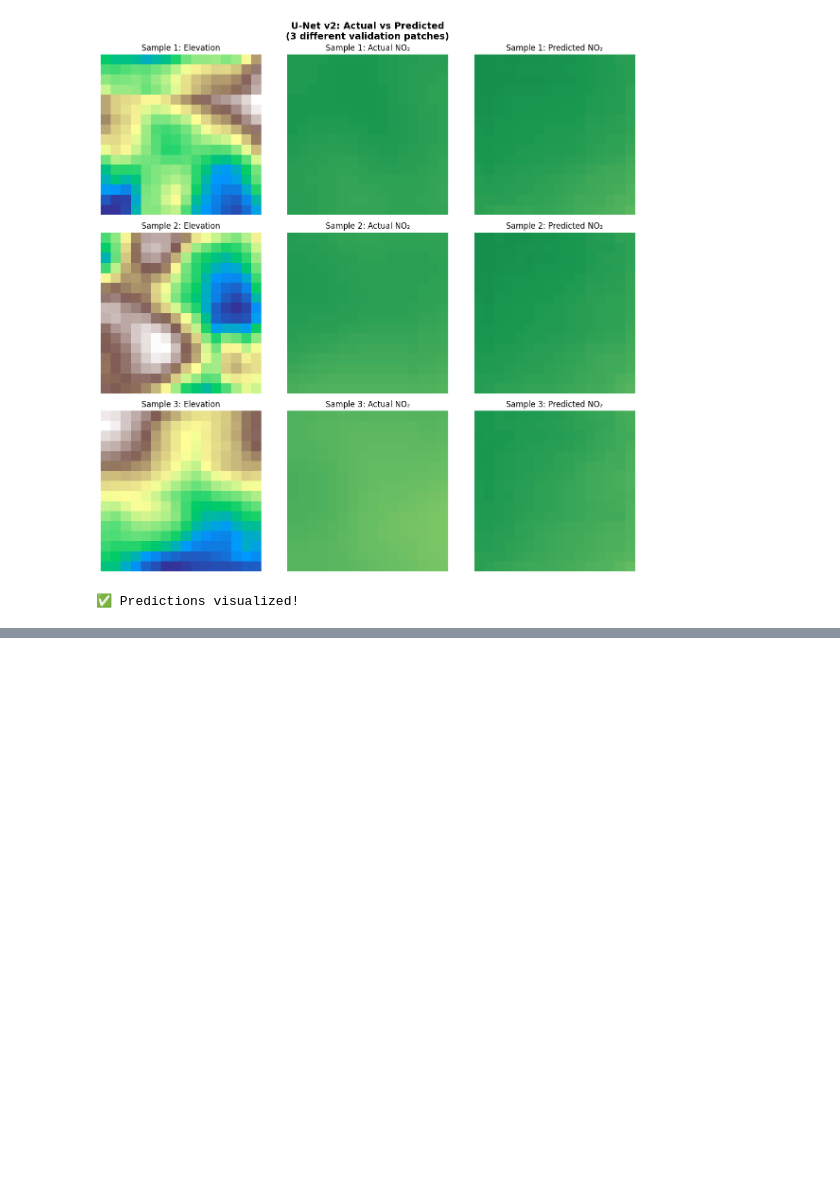
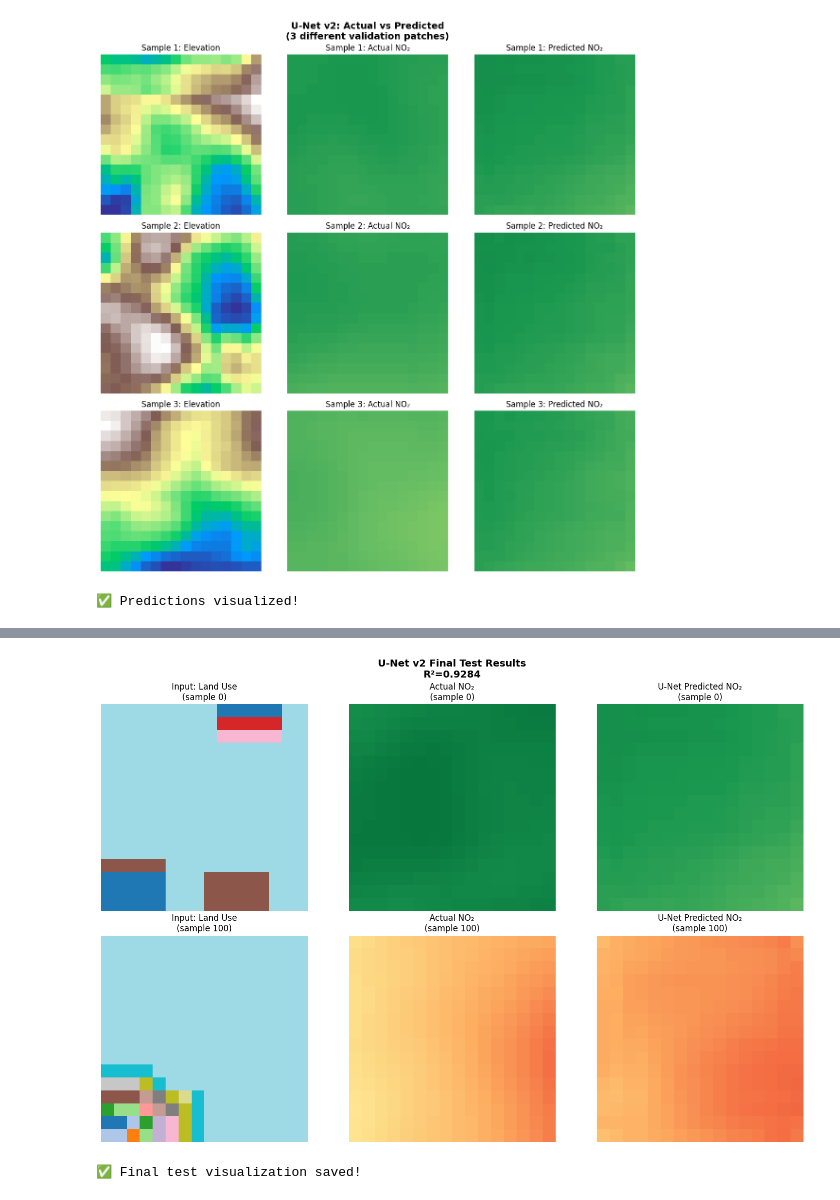
Before and after one commit to sneha-trivedii/Downscaling-of-satellite-based-air-quality-map, a Jupyter notebook: notebooks/05_unet_model.ipynb, the cells around one changed output, grey strips where cells are left out. Drawn from its saved outputs; the diff is of its cells as text; code cells hidden in the pictures; blank space fills up the shorter version.

Commit message:
Final evaluation complete - U-Net v2 R2=0.9284 on test set Project pipeline complete

```diff
--- a/notebooks/05_unet_model.ipynb
+++ b/notebooks/05_unet_model.ipynb
@@ -675,0 +762,48 @@ print("✅ Predictions visualized!")
+# %%
+# Generate Final NO₂ Map
+import matplotlib.pyplot as plt
+
+# Predict on all test patches
+y_pred_test_unet = best_unet_v2.predict(X_test)
+
+fig, axes = plt.subplots(2, 3, figsize=(15, 10))
+
+for row in range(2):
+    # Pick patches from different test months
+    sample_idx = row * 100
+
+    axes[row, 0].imshow(
+        X_test[sample_idx, :, :, 2],
+        cmap='tab20'
+    )
+    axes[row, 0].set_title(
+        f'Input: Land Use\n(sample {sample_idx})')
+    axes[row, 0].axis('off')
+
+    axes[row, 1].imshow(
+        y_test[sample_idx, :, :, 0],
+        cmap='RdYlGn_r', vmin=0, vmax=1
+    )
+    axes[row, 1].set_title(
+        f'Actual NO₂\n(sample {sample_idx})')
+    axes[row, 1].axis('off')
+
+    axes[row, 2].imshow(
+        y_pred_test_unet[sample_idx, :, :, 0],
+        cmap='RdYlGn_r', vmin=0, vmax=1
+    )
+    axes[row, 2].set_title(
+        f'U-Net Predicted NO₂\n(sample {sample_idx})')
+    axes[row, 2].axis('off')
+
+plt.suptitle(
+    f'U-Net v2 Final Test Results\n'
+    f'R²={r2_test_unet:.4f}',
+    fontsize=14, fontweight='bold'
+)
+plt.tight_layout()
+plt.savefig('outputs/final_test_results.png', dpi=300)
+plt.show()
+
+print("✅ Final test visualization saved!")
+# %% [output]
@@ -675,0 +811,2 @@ print("✅ Predictions visualized!")
+[figure, added]
+✅ Final test visualization saved!
```
Also changed, not shown: parts of 2 cells of this notebook, 1 other file.
